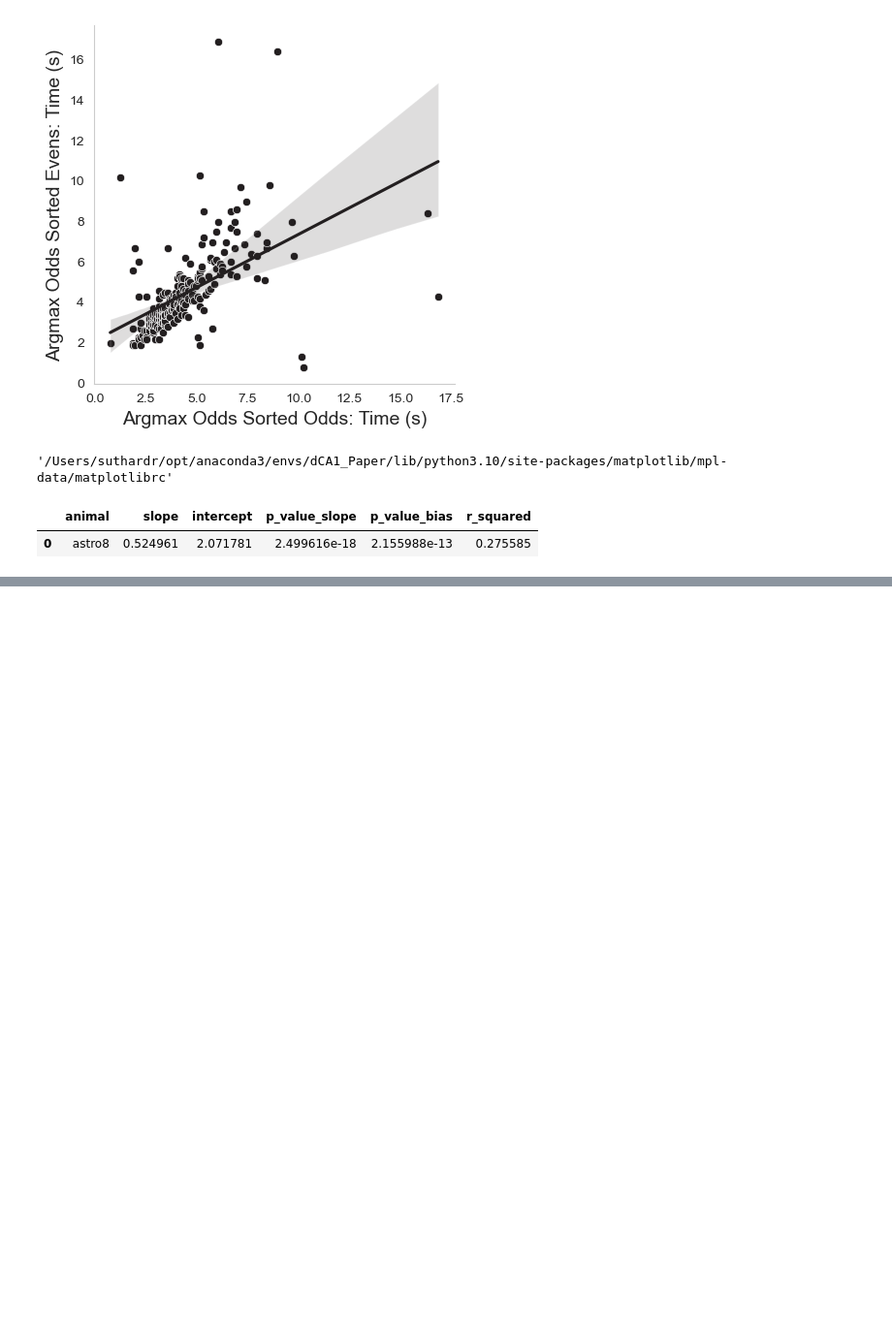
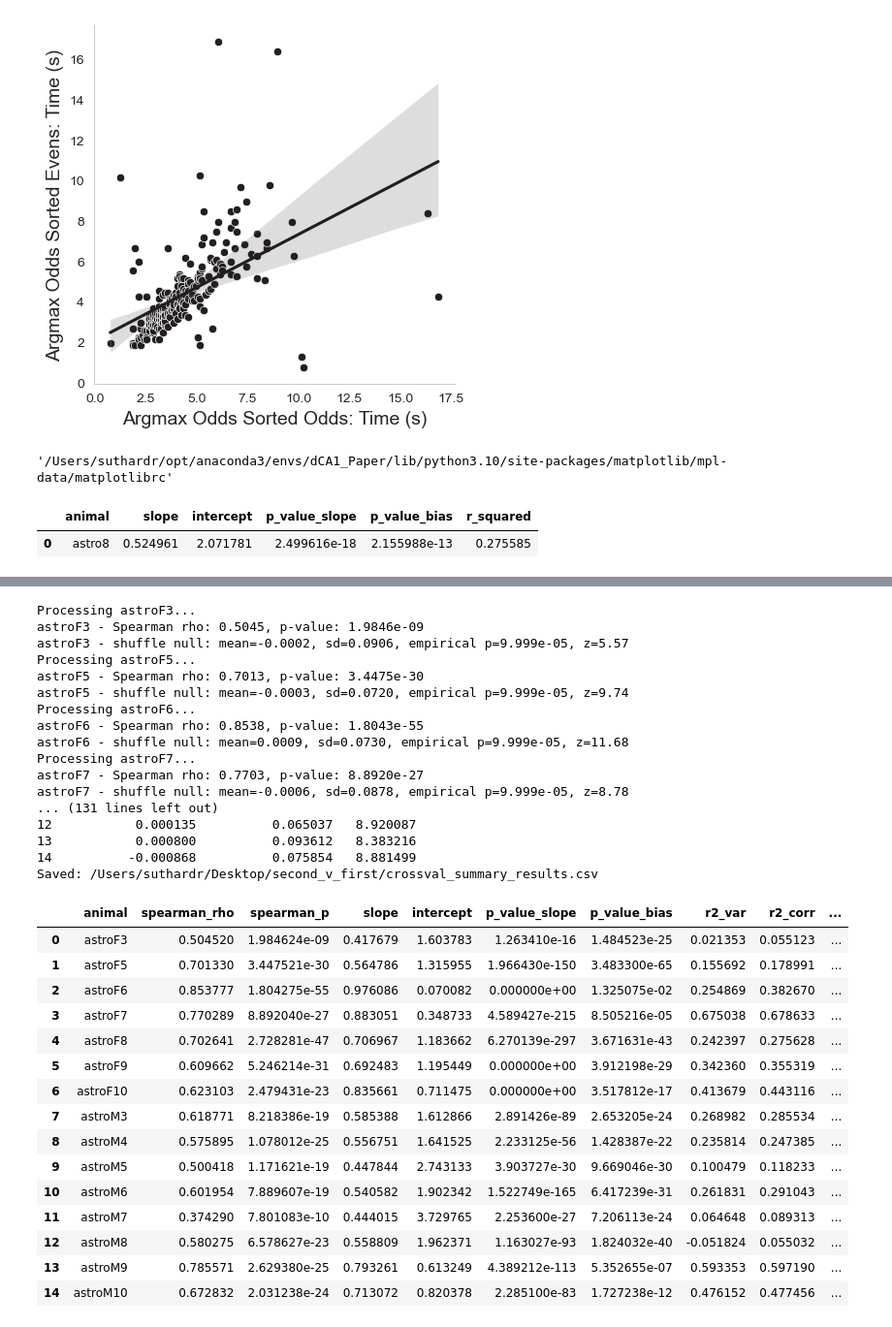
Before and after one commit to rsenne/dCA1_Paper, a Jupyter notebook: onep/Finalized/Figure2_crossvalled_heatmaps_rho_regression_FC.ipynb, the cells around one changed output, grey strips where cells are left out. Shown at 97% size. Saved outputs shown, nothing was run; the diff lists cells and outputs as text; code cells hidden in the pictures; blank space fills up the shorter version.

```diff
--- a/onep/Finalized/Figure2_crossvalled_heatmaps_rho_regression_FC.ipynb
+++ b/onep/Finalized/Figure2_crossvalled_heatmaps_rho_regression_FC.ipynb
@@ -755,0 +1426,66 @@ Intel MKL WARNING: Support of Intel(R) Streaming SIMD Extensions 4.2 (Intel(R) S
+# %%
+
+# ===================== batch runner =====================
+
+trace_lookup = {mouse: globals()[mouse] for mouse in mouse_ids}
+
+all_results = []
+save_dir = '/Users/suthardr/Desktop/second_v_first'
+
+for mouse in mouse_ids:
+    print(f"Processing {mouse}...")
+    traces = trace_lookup[mouse]
+    timestamps = collection_fc.animals[mouse].Timestamps[:3303]
+    res = run_cross_validated_analysis_second_first_half(
+        animal_id=mouse,
+        traces=traces,
+        timestamps=timestamps,
+        save_path_prefix=f"{save_dir}/FC_crossvalled_{mouse}"
+    )
+    all_results.append(res)
+
+df_all_results = pd.DataFrame(all_results)
+
+# put 'animal' first if present
+if 'animal' in df_all_results.columns:
+    cols = ['animal'] + [c for c in df_all_results.columns if c != 'animal']
+    df_all_results = df_all_results[cols]
+
+print(df_all_results)
+df_all_results.to_csv(f'{save_dir}/crossval_summary_results.csv', index=False)
+print(f"Saved: {save_dir}/crossval_summary_results.csv")
+df_all_results
+# %% [output]
+Processing astroF3...
+astroF3 - Spearman rho: 0.5045, p-value: 1.9846e-09
+astroF3 - shuffle null: mean=-0.0002, sd=0.0906, empirical p=9.999e-05, z=5.57
+Processing astroF5...
+astroF5 - Spearman rho: 0.7013, p-value: 3.4475e-30
+astroF5 - shuffle null: mean=-0.0003, sd=0.0720, empirical p=9.999e-05, z=9.74
+Processing astroF6...
+astroF6 - Spearman rho: 0.8538, p-value: 1.8043e-55
+astroF6 - shuffle null: mean=0.0009, sd=0.0730, empirical p=9.999e-05, z=11.68
+Processing astroF7...
+astroF7 - Spearman rho: 0.7703, p-value: 8.8920e-27
+astroF7 - shuffle null: mean=-0.0006, sd=0.0878, empirical p=9.999e-05, z=8.78
+... (131 lines left out)
+12           0.000135          0.065037   8.920087
+13           0.000800          0.093612   8.383216
+14          -0.000868          0.075854   8.881499
+Saved: /Users/suthardr/Desktop/second_v_first/crossval_summary_results.csv
+|  | animal | spearman_rho | spearman_p | slope | intercept | p_value_slope | p_value_bias | r2_var | r2_corr | ... |
+| 0 | astroF3 | 0.504520 | 1.984624e-09 | 0.417679 | 1.603783 | 1.263410e-16 | 1.484523e-25 | 0.021353 | 0.055123 | ... |
+| 1 | astroF5 | 0.701330 | 3.447521e-30 | 0.564786 | 1.315955 | 1.966430e-150 | 3.483300e-65 | 0.155692 | 0.178991 | ... |
+| 2 | astroF6 | 0.853777 | 1.804275e-55 | 0.976086 | 0.070082 | 0.000000e+00 | 1.325075e-02 | 0.254869 | 0.382670 | ... |
+| 3 | astroF7 | 0.770289 | 8.892040e-27 | 0.883051 | 0.348733 | 4.589427e-215 | 8.505216e-05 | 0.675038 | 0.678633 | ... |
+| 4 | astroF8 | 0.702641 | 2.728281e-47 | 0.706967 | 1.183662 | 6.270139e-297 | 3.671631e-43 | 0.242397 | 0.275628 | ... |
+| 5 | astroF9 | 0.609662 | 5.246214e-31 | 0.692483 | 1.195449 | 0.000000e+00 | 3.912198e-29 | 0.342360 | 0.355319 | ... |
+| 6 | astroF10 | 0.623103 | 2.479431e-23 | 0.835661 | 0.711475 | 0.000000e+00 | 3.517812e-17 | 0.413679 | 0.443116 | ... |
+| 7 | astroM3 | 0.618771 | 8.218386e-19 | 0.585388 | 1.612866 | 2.891426e-89 | 2.653205e-24 | 0.268982 | 0.285534 | ... |
+| 8 | astroM4 | 0.575895 | 1.078012e-25 | 0.556751 | 1.641525 | 2.233125e-56 | 1.428387e-22 | 0.235814 | 0.247385 | ... |
+| 9 | astroM5 | 0.500418 | 1.171621e-19 | 0.447844 | 2.743133 | 3.903727e-30 | 9.669046e-30 | 0.100479 | 0.118233 | ... |
+| 10 | astroM6 | 0.601954 | 7.889607e-19 | 0.540582 | 1.902342 | 1.522749e-165 | 6.417239e-31 | 0.261831 | 0.291043 | ... |
+| 11 | astroM7 | 0.374290 | 7.801083e-10 | 0.444015 | 3.729765 | 2.253600e-27 | 7.206113e-24 | 0.064648 | 0.089313 | ... |
+| 12 | astroM8 | 0.580275 | 6.578627e-23 | 0.558809 | 1.962371 | 1.163027e-93 | 1.824032e-40 | -0.051824 | 0.055032 | ... |
+| 13 | astroM9 | 0.785571 | 2.629380e-25 | 0.793261 | 0.613249 | 4.389212e-113 | 5.352655e-07 | 0.593353 | 0.597190 | ... |
+| 14 | astroM10 | 0.672832 | 2.031238e-24 | 0.713072 | 0.820378 | 2.285100e-83 | 1.727238e-12 | 0.476152 | 0.477456 | ... |
```
Also changed, not shown: parts of 8 cells of this notebook, 2 other files.
